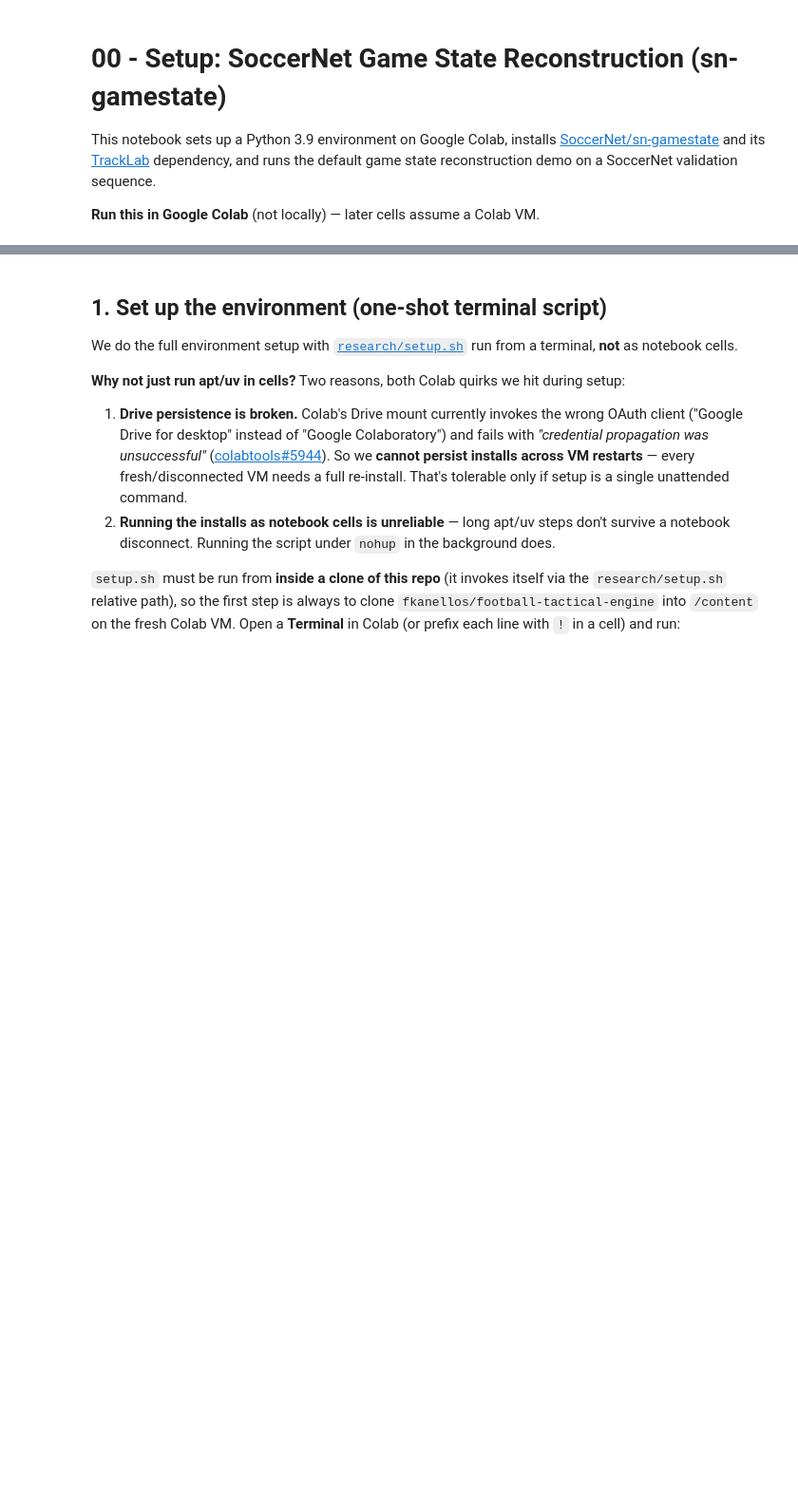
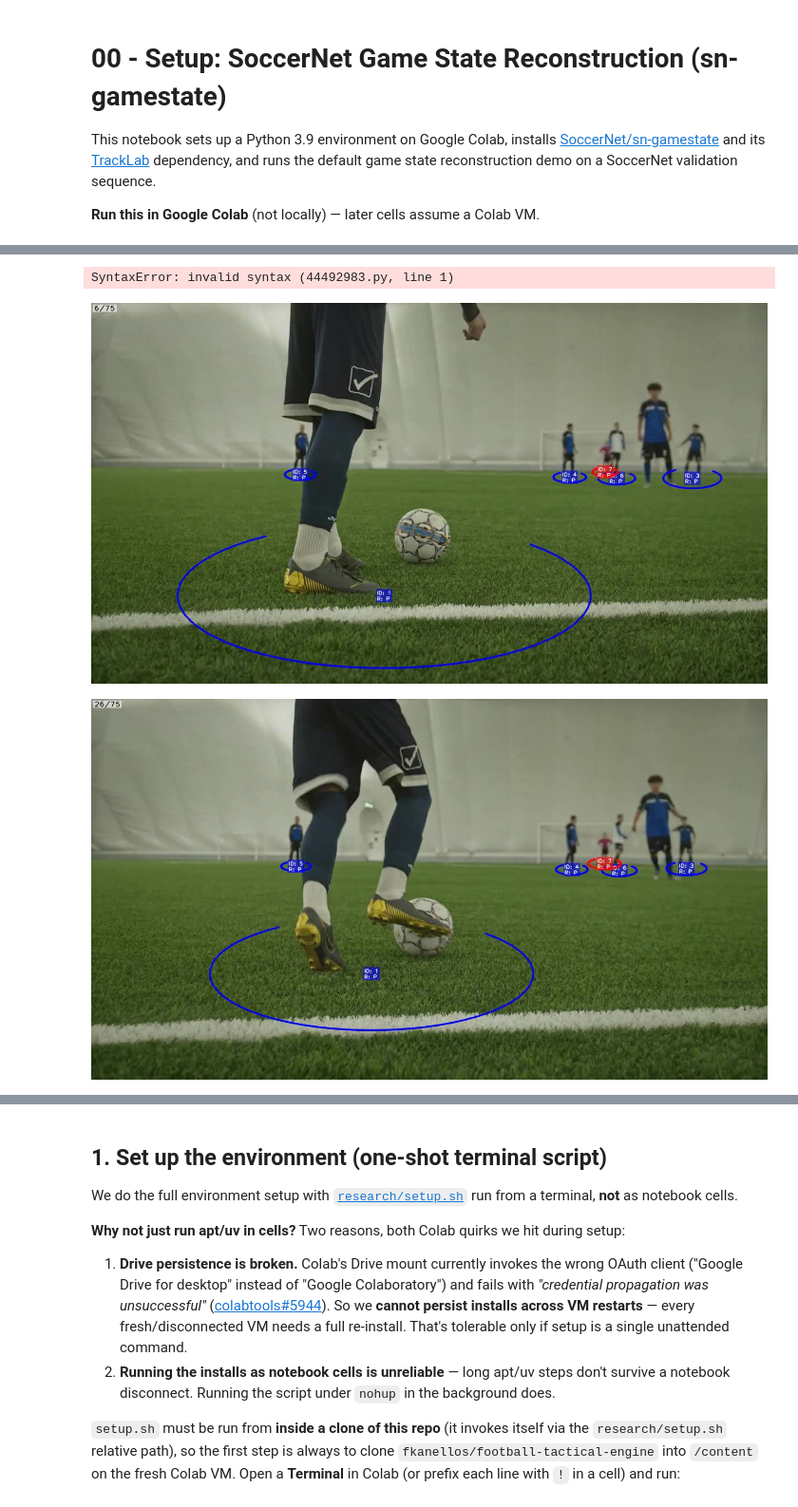
Before and after one commit to fkanellos/football-tactical-engine, a Jupyter notebook: research/00_setup_sn_gamestate.ipynb, the cells around one changed output, grey strips where cells are left out. Shown at 95% size. Saved outputs shown, nothing was run; the diff lists cells and outputs as text; code cells hidden in the pictures; blank space fills up the shorter version.

```diff
--- a/research/00_setup_sn_gamestate.ipynb
+++ b/research/00_setup_sn_gamestate.ipynb
@@ -6,0 +30,13 @@ This notebook sets up a Python 3.9 environment on Google Colab, installs [Soccer
+# %%
+y import Image, display
+for f in ["/content/ofi_anno_01.jpg","/content/ofi_anno_02.jpg","/content/ofi_anno_03.jpg"]:
+    display(Image(filename=f, width=820))
+# %% [output]
+SyntaxError: invalid syntax (44492983.py, line 1)
+# %%
+from IPython.display import Image, display
+for f in ["/content/anno_01.jpg","/content/anno_02.jpg","/content/anno_03.jpg"]:
+    display(Image(filename=f, width=760))
+# %% [output]
+[figure, added]
+[figure, added]
```
Also changed, not shown: parts of 5 cells of this notebook.
